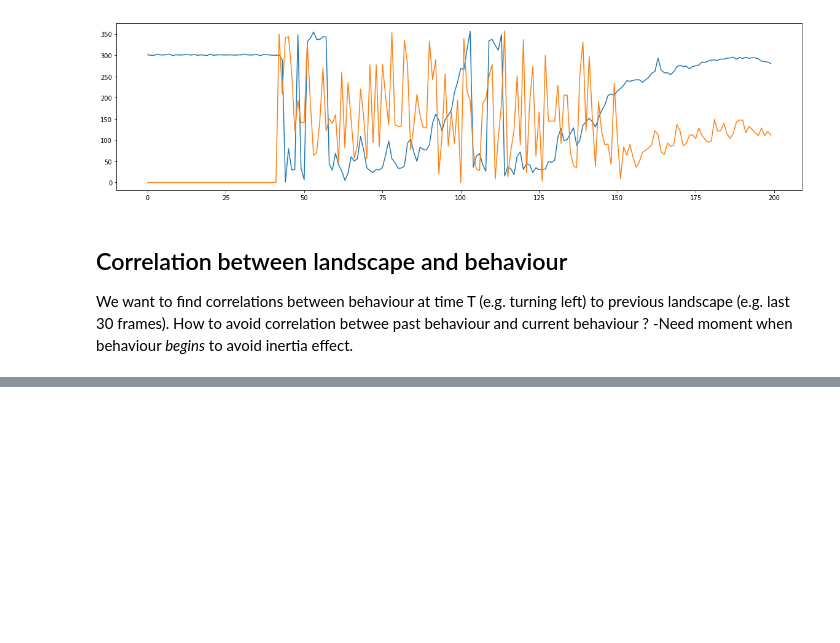
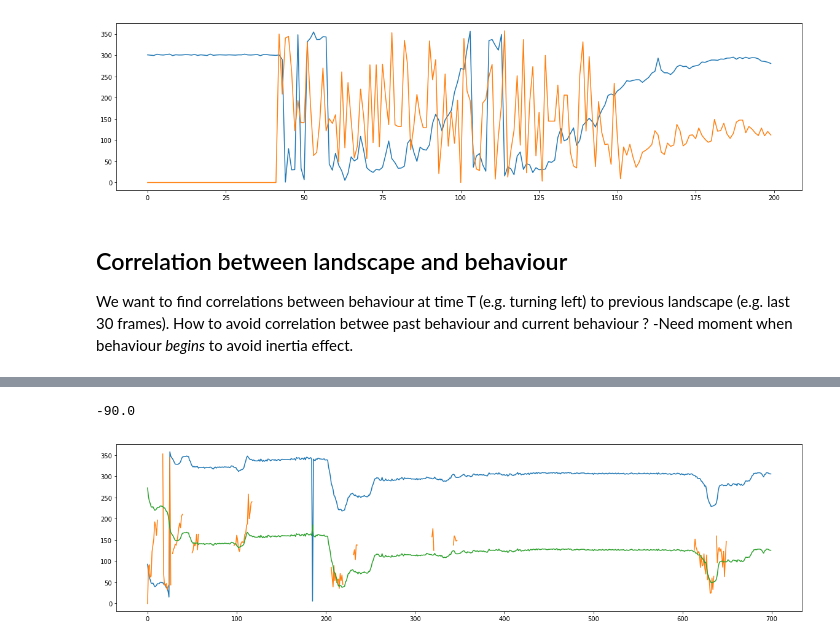
Before and after one commit to StrepsipZerg/flyDtracker, a Jupyter notebook: testing.ipynb, the cells around one changed output, grey strips where cells are left out. Drawn from its saved outputs; the diff is of its cells as text; code cells hidden in the pictures; blank space fills up the shorter version.

```diff
--- a/testing.ipynb
+++ b/testing.ipynb
@@ -332,0 +276,29 @@ writer.close()
+# %%
+#Ori_correc should be modified to get chunked correlation,
+    #because as of now correlation over the whole video is as good as random.
+
+flystack = flyD.get_ori_pickle("6flies_1")
+fly = flystack[1]
+
+raws = flyD.flip(fly.old_ori, 90, ref=180)
+correc = flyD.convertToTrigo(raws, reverse=False)
+flipped = flyD.flip(correc)
+
+crop_dir = copy.deepcopy(fly.directions)
+dir_var = flyD.rolling_var_ori(crop_dir, 2)
+crop_dir[dir_var>30] = np.nan
+
+
+plt.figure(figsize=(20,5))
+plt.plot(correc[:700])
+plt.plot(crop_dir[:700])
+plt.plot(fly.orientations[:700])
+
+print(fly.old_ori[11500]-fly.orientations[11500])
+
+
+
+#draw_ori("raw/6flies_1.avi", flystack,output_name="draw_ori_new.avi", corrected = True)
+# %% [output]
+-90.0
+[figure, added]
```
Also changed, not shown: parts of 8 cells of this notebook, 5 other files.
